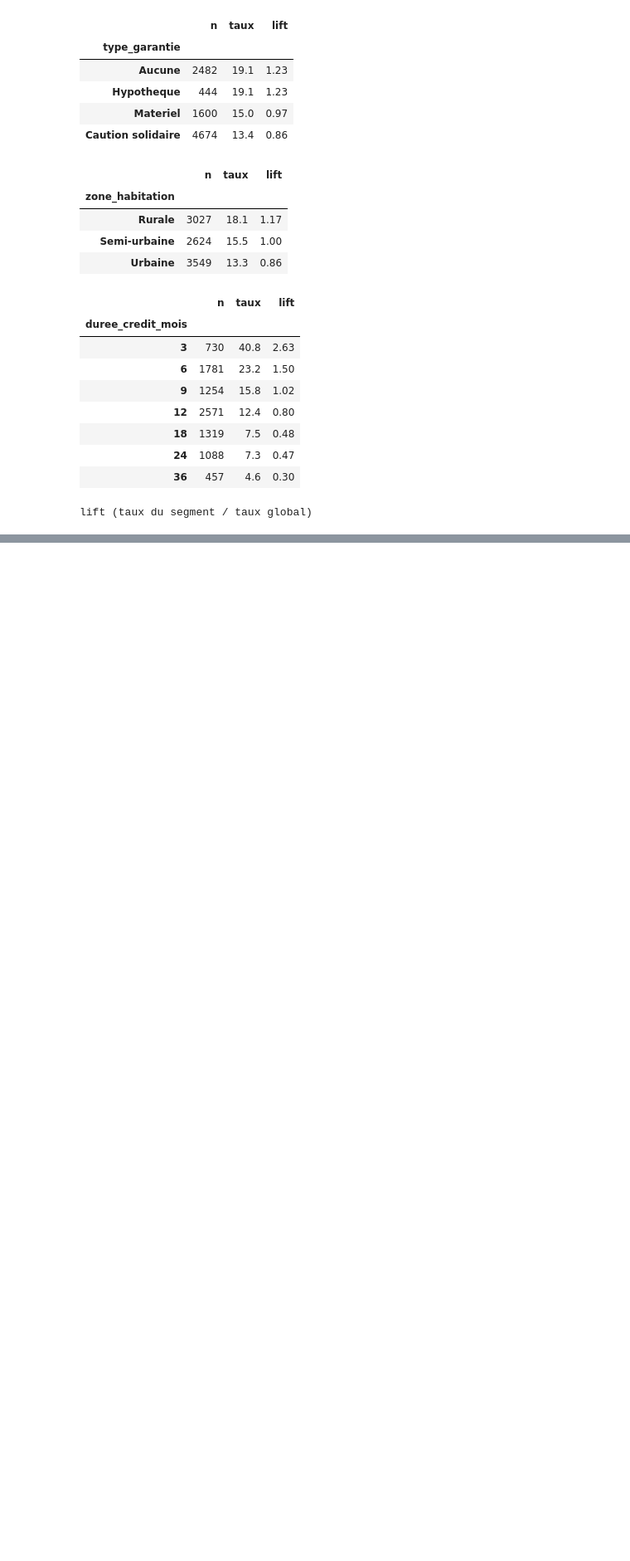
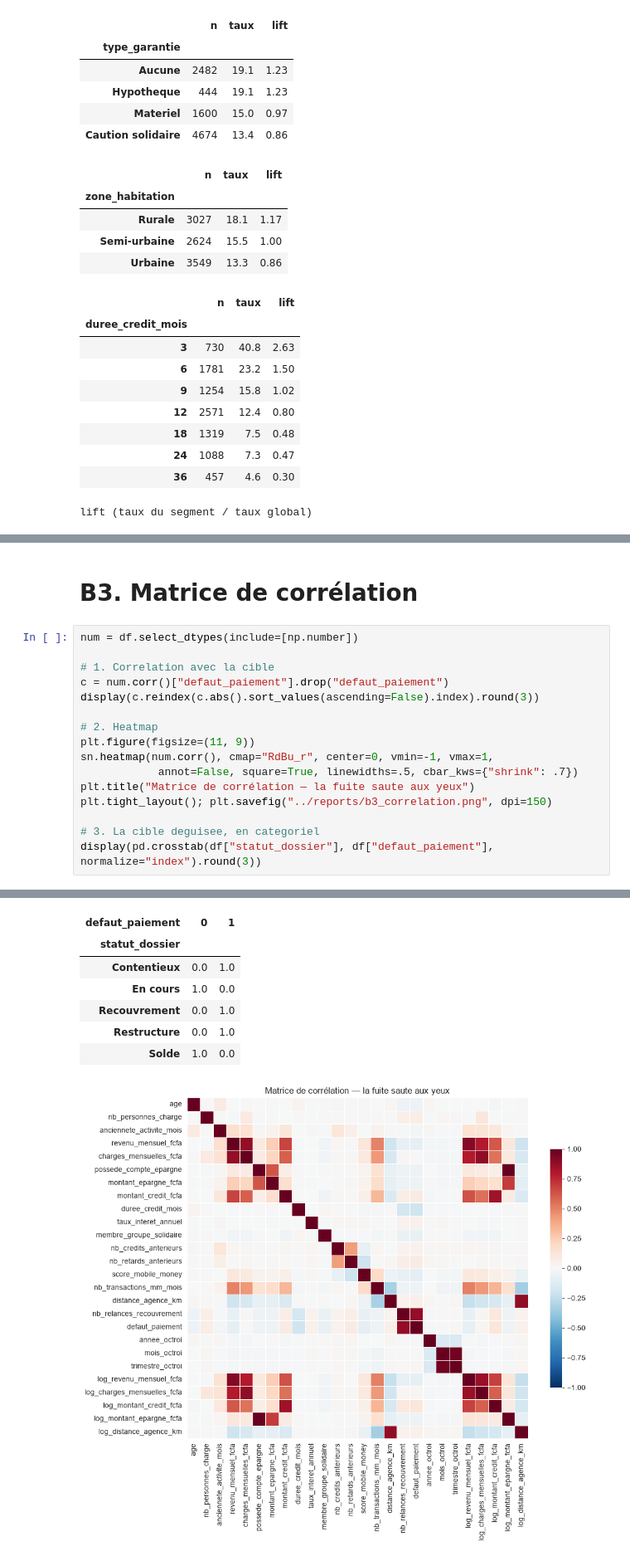
Before and after one commit to perrin1/scoring_credit, a Jupyter notebook: notebook/scoring.ipynb, the cells around one changed output, grey strips where cells are left out. Shown at 83% size. Cells and saved outputs as stored; diff of their text form; blank space fills up the shorter version.

```diff
--- a/notebook/scoring.ipynb
+++ b/notebook/scoring.ipynb
@@ -562,0 +595,19 @@ lift (taux du segment / taux global)
+# %% [markdown]
+# B3. Matrice de corrélation
+# %%
+num = df.select_dtypes(include=[np.number])
+
+# 1. Correlation avec la cible
+c = num.corr()["defaut_paiement"].drop("defaut_paiement")
+display(c.reindex(c.abs().sort_values(ascending=False).index).round(3))
+
+# 2. Heatmap
+plt.figure(figsize=(11, 9))
+sn.heatmap(num.corr(), cmap="RdBu_r", center=0, vmin=-1, vmax=1,
+            annot=False, square=True, linewidths=.5, cbar_kws={"shrink": .7})
+plt.title("Matrice de corrélation — la fuite saute aux yeux")
+plt.tight_layout(); plt.savefig("../reports/b3_correlation.png", dpi=150)
+
+# 3. La cible deguisee, en categoriel
+display(pd.crosstab(df["statut_dossier"], df["defaut_paiement"], normalize="index").round(3))
+# %% [output]
@@ -562,0 +631,8 @@ lift (taux du segment / taux global)
+| defaut_paiement | 0 | 1 |
+| statut_dossier |  |  |
+| Contentieux | 0.0 | 1.0 |
+| En cours | 1.0 | 0.0 |
+| Recouvrement | 0.0 | 1.0 |
+| Restructure | 0.0 | 1.0 |
+| Solde | 1.0 | 0.0 |
+[figure, added]
```
Also changed, not shown: parts of 8 cells of this notebook, 4 other files.
